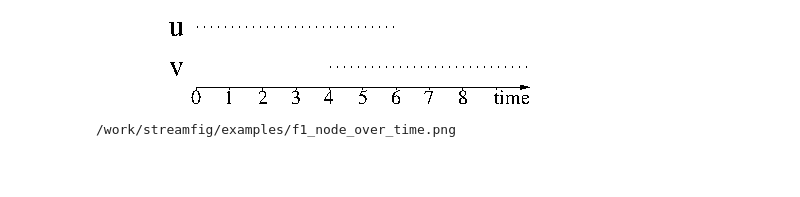
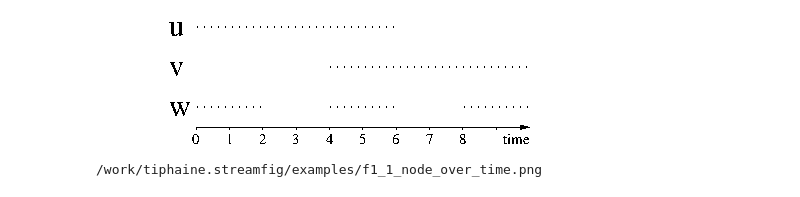
Before and after one commit to TiphaineV/streamfig, a Jupyter notebook: examples/jupy-test.ipynb, the cells around one changed output. Cells and saved outputs as stored; diff of their text form; code cells hidden in the pictures; blank space fills up the shorter version.

Commit message:
minor changes + extending example set + cross glyph

```diff
--- a/examples/jupy-test.ipynb
+++ b/examples/jupy-test.ipynb
@@ -14,30 +11,17 @@ import sys
 import os
 import tempfile
 
-def drawFig(fig, name='output', colors='byLayer', show=False, ordonne=False):
-    #dir = 'outputs'
-    #figfile = f'{dir}/{name}.fig'
+def drawFig(fig, name='output', show=False):
     figfile = f'{name}.fig'
 
     with open(figfile, 'w') as f:
-        f.write(fig.getFigStream())
-        #f.write(fig.fig_stream)
-
-    #with open(os.devnull, 'w') as devnull:
-        #stdout = sys.stdout; sys.stdout = devnull
-        #fig()
-        #ms.drawMS(figfile, colors=colors, neglect=-1, ordonne=ordonne, colL={})
-        #sys.stdout = fig
-
-    #os.system(f'fig2dev -Lpng {figfile} {dir}/{name}.png')
-    #os.system(f'fig2dev -Lpdf {figfile} {dir}/{name}.pdf')
+        f.write(fig.getFigBuffer())
 
     os.system(f'fig2dev -Lpng {figfile} {name}.png')
     os.system(f'fig2dev -Lpdf {figfile} {name}.pdf')
 
     from IPython.display import display, Image, FileLink
     if show:
-        #png = f'{dir}/{name}.png'
         png = f'{name}.png'
         display(Image(png))
         display(FileLink(png))
@@ -70,15 +56,17 @@ drawFig(fig, name='f0_node_and_time', show=True)
 # %%
-def f1_node_over_time():
+def f1_1_node_over_time():
     sg = Drawing(alpha=0, omega=10)
 
     sg.addNode("u", [(0,6)])
     sg.addNode("v", [(4,10)])
+    sg.addNode("w", [(0,2), (4,6), (8,10)])
+
     #sg.addPath(((2,"u","v"), (2,"v","w")), 2, 2, color=11, width=6)
 
     sg.addTimeLine()
     return sg
-fig = f1_node_over_time()
-drawFig(fig, name='f1_node_over_time', show=True)
+fig = f1_1_node_over_time()
+drawFig(fig, name='f1_1_node_over_time', show=True)
 # %% [output]
-[figure, old version]
+[figure, new version]
-/work/streamfig/examples/f1_node_over_time.png
+/work/tiphaine.streamfig/examples/f1_1_node_over_time.png
```
Also changed, not shown: parts of 18 cells of this notebook, 1 other file.
